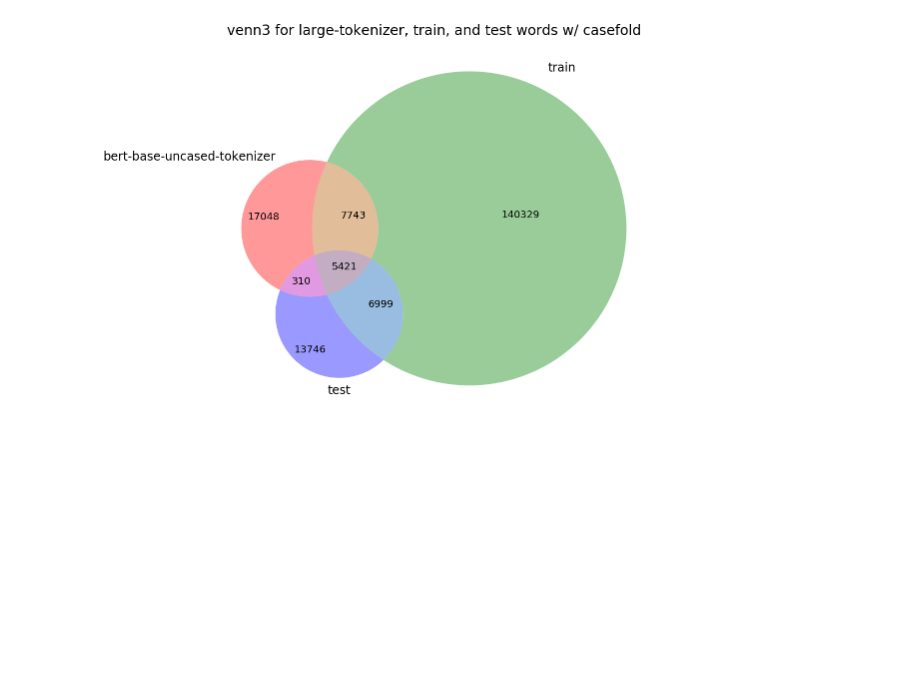
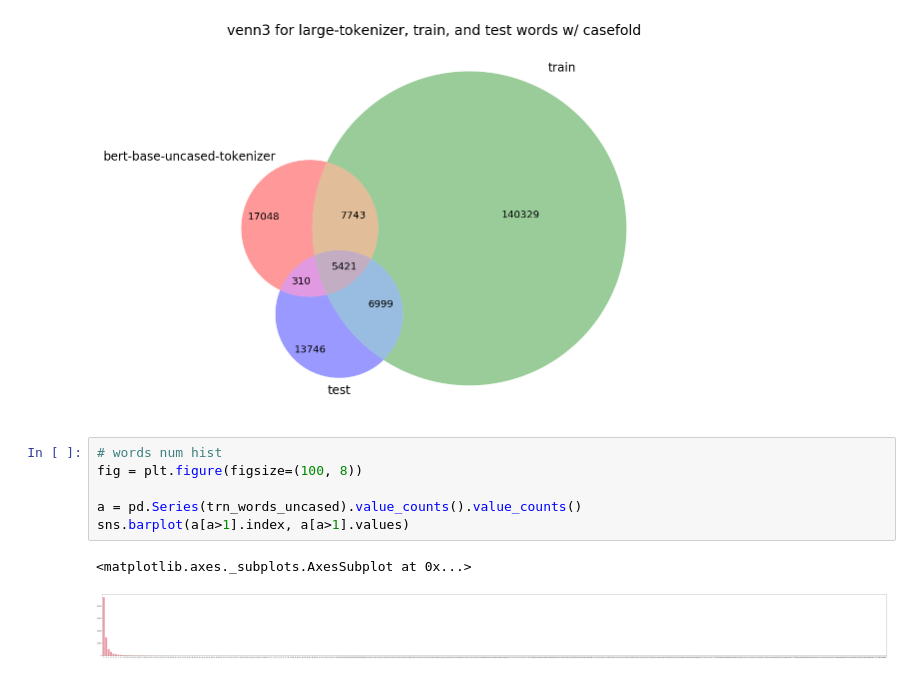
Before and after one commit to guchio3/kaggle-google-quest, a Jupyter notebook: notebooks/e002_eda.ipynb, the cells around one changed output. Cells and saved outputs as stored; diff of their text form; blank space fills up the shorter version.

```diff
--- a/notebooks/e002_eda.ipynb
+++ b/notebooks/e002_eda.ipynb
@@ -136,3 +136,12 @@ plt.title('venn3 for tokenizer, train, and test words w/ casefold', fontsize=14)
 plt.show()
 # %% [output]
 [figure]
+# %%
+# words num hist
+fig = plt.figure(figsize=(100, 8))
+
+a = pd.Series(trn_words_uncased).value_counts().value_counts()
+sns.barplot(a[a>1].index, a[a>1].values)
+# %% [output]
+<matplotlib.axes._subplots.AxesSubplot at 0x...>
+[figure, added]
```
Also changed, not shown: parts of 10 cells of this notebook, 8 other files.
